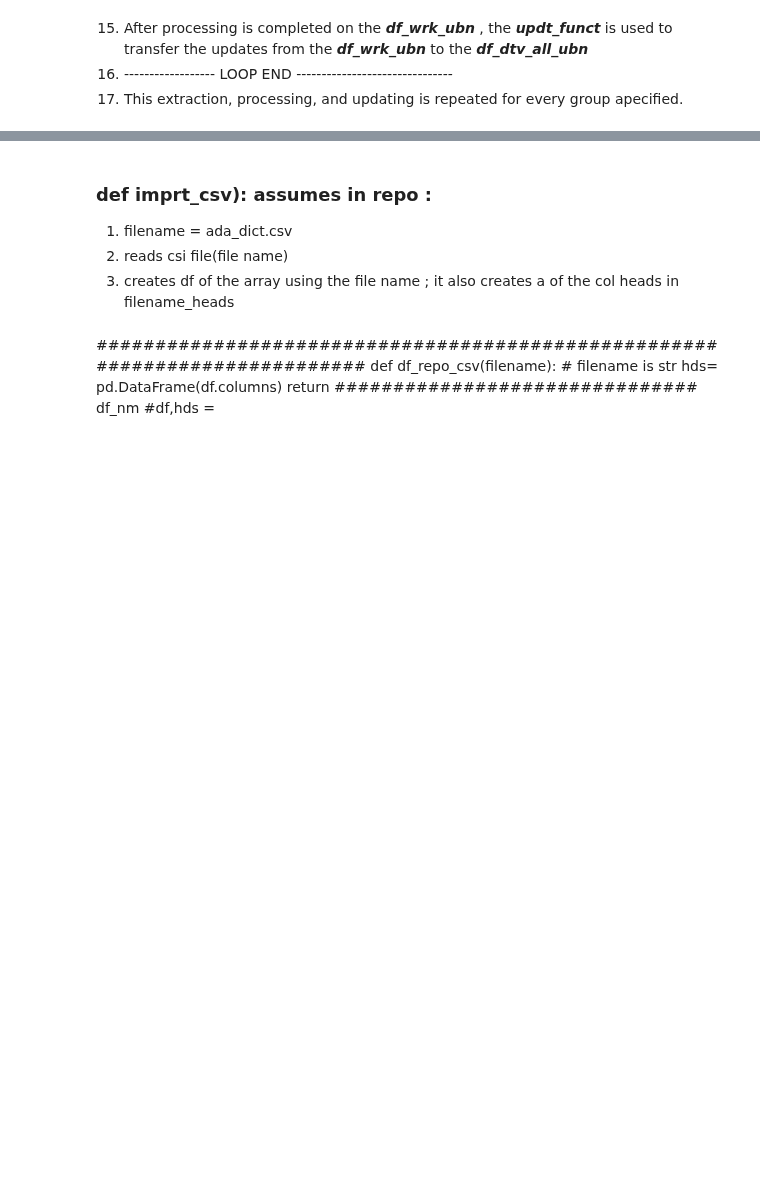
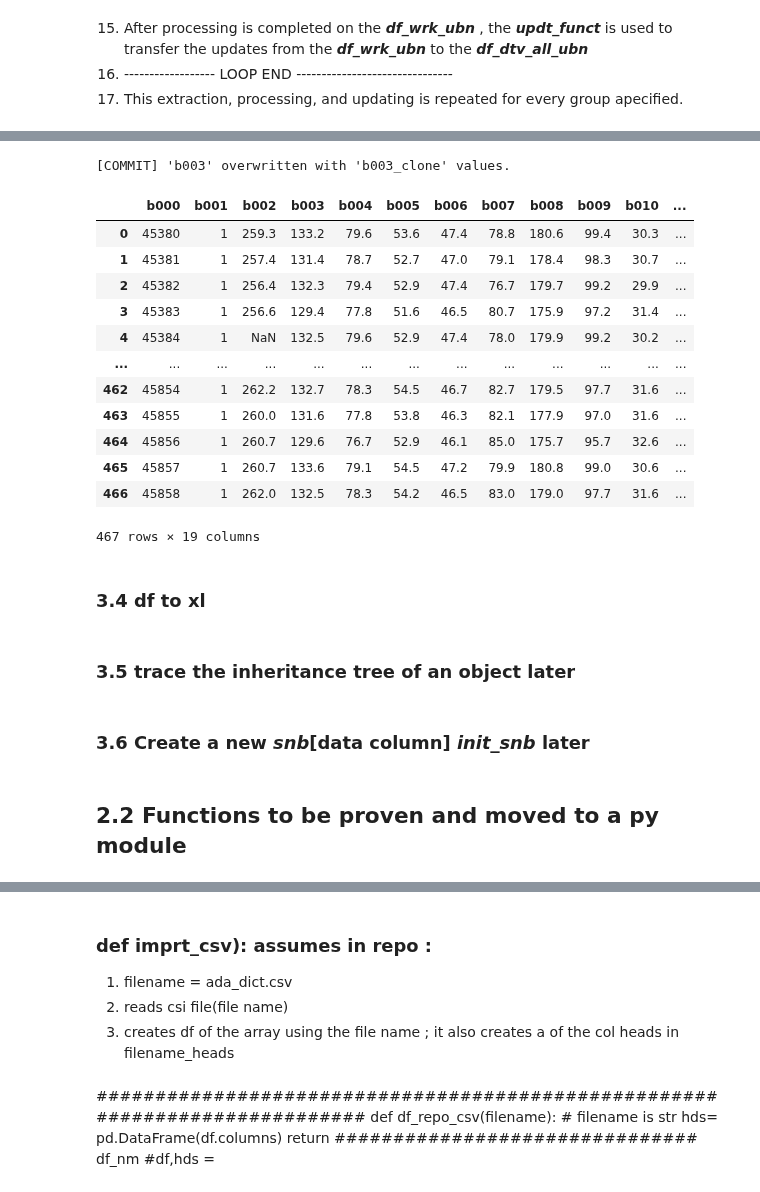
Before and after one commit to bhuns57/JL_1, a Jupyter notebook: step_by_step_csv.ipynb, the cells around one changed output, grey strips where cells are left out. Saved outputs shown, nothing was run; the diff lists cells and outputs as text; code cells hidden in the pictures; blank space fills up the shorter version.

```diff
--- a/step_by_step_csv.ipynb
+++ b/step_by_step_csv.ipynb
@@ -378,0 +320,30 @@ help(coq10_obj)
+# %%
+#Extract and preview commit a clone of snb data col
+
+def clone_column(df, column_name, clone_suffix='_clone'):
+    """Create a copy of a column for manual edits."""
+    clone_name = f"{column_name}{clone_suffix}"
+    df[clone_name] = df[column_name].copy()
+    return df, clone_name
+
+def preview_changes(df, original_col, clone_col, logger=print):
+    """Compare original and clone, log differences."""
+    changes = df[df[original_col] != df[clone_col]]
+    if changes.empty:
+        logger("[PREVIEW] No changes detected.")
+    else:
+        logger(f"[PREVIEW] {len(changes)} changes:")
+        logger(changes[[original_col, clone_col]])
+    return changes
+
+def commit_changes(df, original_col, clone_col, logger=print):
+    """Overwrite original column with clone after approval."""
+    df[original_col] = df[clone_col]
+    logger(f"[COMMIT] '{original_col}' overwritten with '{clone_col}' values.")
+    return df
+# %%
+df = df_dtv_all_snb    # df  for test
+
+# Step 1: Clone column   b003 for test
+df, clone_col = clone_column(df, 'b003')
+clone_col
@@ -378,0 +352,5 @@ help(coq10_obj)
+# %%
+# Step 2: Manual edits
+df.loc[1, clone_col] = 115
+df.loc[3, clone_col] = 125
+df.loc[:,clone_col]
@@ -378,0 +382,22 @@ help(coq10_obj)
+# %%
+# Step 4: Commit if approved
+commit_changes(df, 'b003', clone_col)
+# %% [output]
+[COMMIT] 'b003' overwritten with 'b003_clone' values.
+|  | b000 | b001 | b002 | b003 | b004 | b005 | b006 | b007 | b008 | b009 | b010 | ... |
+| 0 | 45380 | 1 | 259.3 | 133.2 | 79.6 | 53.6 | 47.4 | 78.8 | 180.6 | 99.4 | 30.3 | ... |
+| 1 | 45381 | 1 | 257.4 | 131.4 | 78.7 | 52.7 | 47.0 | 79.1 | 178.4 | 98.3 | 30.7 | ... |
+| 2 | 45382 | 1 | 256.4 | 132.3 | 79.4 | 52.9 | 47.4 | 76.7 | 179.7 | 99.2 | 29.9 | ... |
+| 3 | 45383 | 1 | 256.6 | 129.4 | 77.8 | 51.6 | 46.5 | 80.7 | 175.9 | 97.2 | 31.4 | ... |
+| 4 | 45384 | 1 | NaN | 132.5 | 79.6 | 52.9 | 47.4 | 78.0 | 179.9 | 99.2 | 30.2 | ... |
+| ... | ... | ... | ... | ... | ... | ... | ... | ... | ... | ... | ... | ... |
+| 462 | 45854 | 1 | 262.2 | 132.7 | 78.3 | 54.5 | 46.7 | 82.7 | 179.5 | 97.7 | 31.6 | ... |
+| 463 | 45855 | 1 | 260.0 | 131.6 | 77.8 | 53.8 | 46.3 | 82.1 | 177.9 | 97.0 | 31.6 | ... |
+| 464 | 45856 | 1 | 260.7 | 129.6 | 76.7 | 52.9 | 46.1 | 85.0 | 175.7 | 95.7 | 32.6 | ... |
+| 465 | 45857 | 1 | 260.7 | 133.6 | 79.1 | 54.5 | 47.2 | 79.9 | 180.8 | 99.0 | 30.6 | ... |
+| 466 | 45858 | 1 | 262.0 | 132.5 | 78.3 | 54.2 | 46.5 | 83.0 | 179.0 | 97.7 | 31.6 | ... |
+467 rows × 19 columns
+# %% [markdown]
+### 3.4 df to xl
+# %% [markdown]
+### 3.5 trace the inheritance tree of an object later
@@ -378,0 +408,4 @@ help(coq10_obj)
+# %% [markdown]
+### 3.6 Create a new ***snb***[data column]  ***init_snb*** later
+# %% [markdown]
+## 2.2 Functions to be proven and moved to a py module
```
Also changed, not shown: parts of 138 cells of this notebook, 1 other file.
